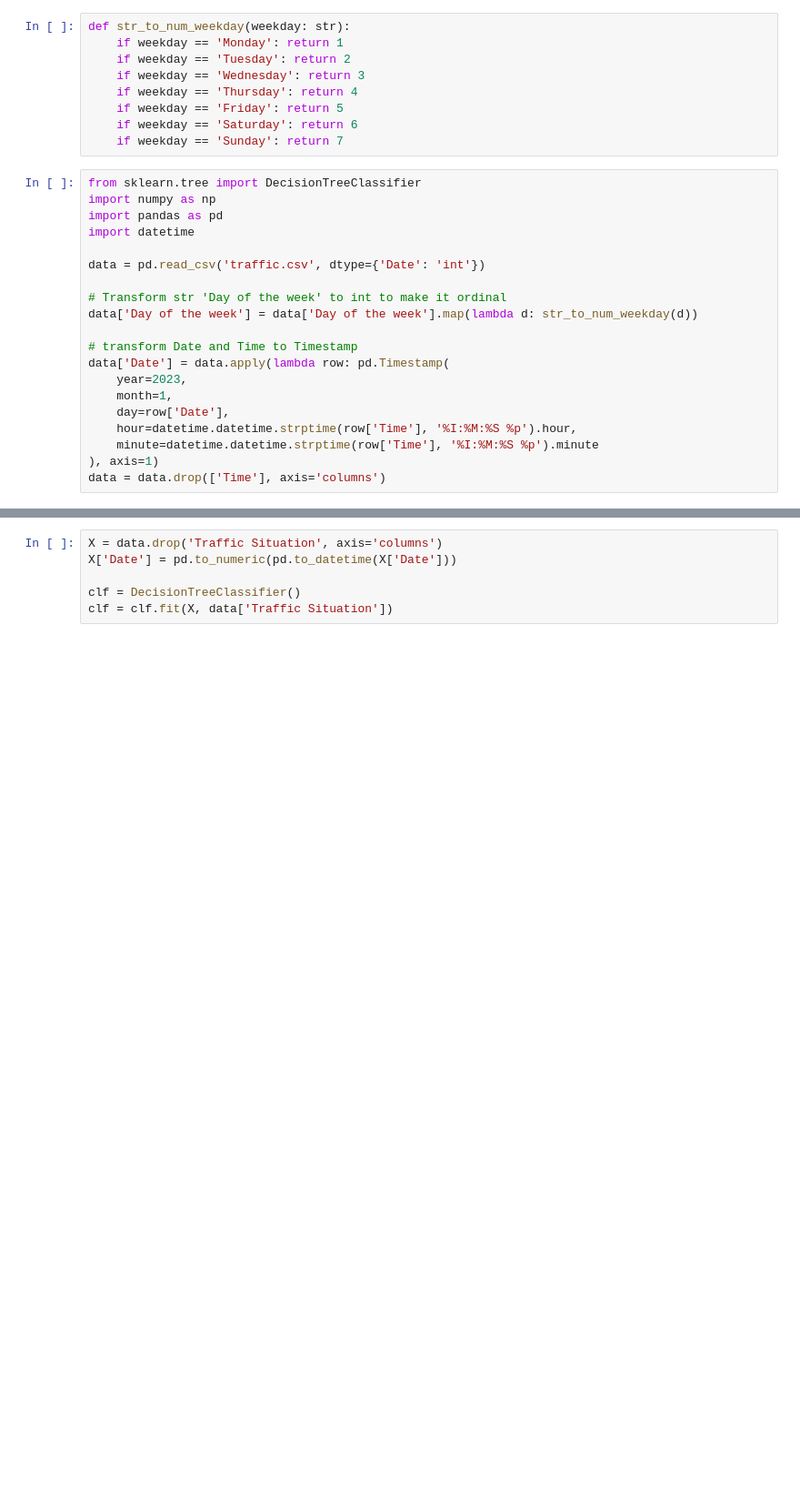
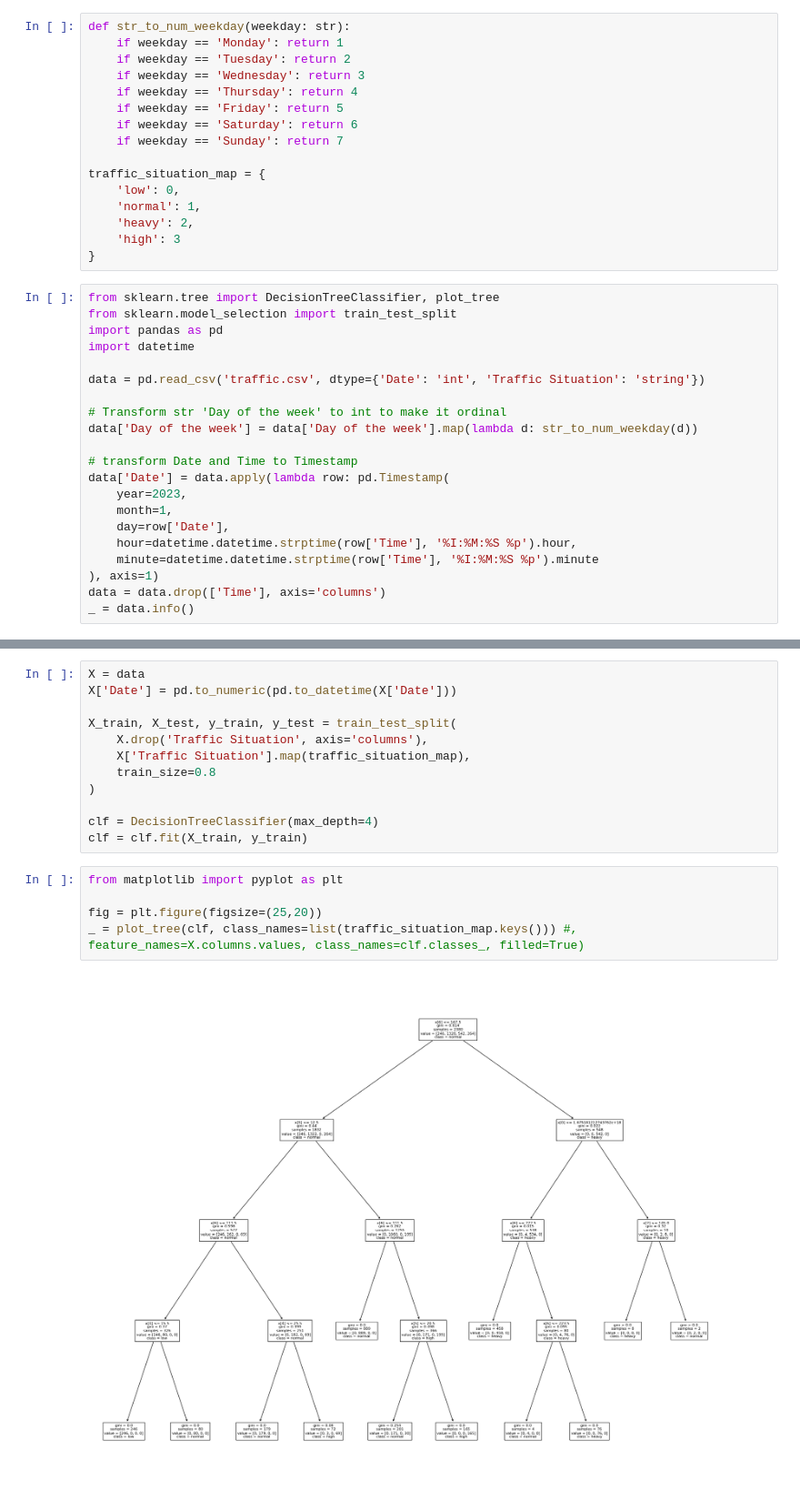
Before and after one commit to mark-boute/data-mining-2324, a Jupyter notebook: project.ipynb, the cells around one changed output, grey strips where cells are left out. Shown at 91% size. Cells and saved outputs as stored; diff of their text form; blank space fills up the shorter version.

```diff
--- a/project.ipynb
+++ b/project.ipynb
@@ -7,13 +7,20 @@ def str_to_num_weekday(weekday: str):
     if weekday == 'Friday': return 5
     if weekday == 'Saturday': return 6
     if weekday == 'Sunday': return 7
+
+traffic_situation_map = {
+    'low': 0,
+    'normal': 1,
+    'heavy': 2,
+    'high': 3
+}
 # %%
-from sklearn.tree import DecisionTreeClassifier
-import numpy as np
+from sklearn.tree import DecisionTreeClassifier, plot_tree
+from sklearn.model_selection import train_test_split
 import pandas as pd
 import datetime
 
-data = pd.read_csv('traffic.csv', dtype={'Date': 'int'})
+data = pd.read_csv('traffic.csv', dtype={'Date': 'int', 'Traffic Situation': 'string'})
 
 # Transform str 'Day of the week' to int to make it ordinal
 data['Day of the week'] = data['Day of the week'].map(lambda d: str_to_num_weekday(d))
@@ -27,3 +34,4 @@ data['Date'] = data.apply(lambda row: pd.Timestamp(
     minute=datetime.datetime.strptime(row['Time'], '%I:%M:%S %p').minute
 ), axis=1)
 data = data.drop(['Time'], axis='columns')
+_ = data.info()
@@ -46,6 +54,19 @@ data
 # %%
-X = data.drop('Traffic Situation', axis='columns')
+X = data
 X['Date'] = pd.to_numeric(pd.to_datetime(X['Date']))
 
-clf = DecisionTreeClassifier()
-clf = clf.fit(X, data['Traffic Situation'])
+X_train, X_test, y_train, y_test = train_test_split(
+    X.drop('Traffic Situation', axis='columns'),
+    X['Traffic Situation'].map(traffic_situation_map),
+    train_size=0.8
+)
+
+clf = DecisionTreeClassifier(max_depth=4)
+clf = clf.fit(X_train, y_train)
+# %%
+from matplotlib import pyplot as plt
+
+fig = plt.figure(figsize=(25,20))
+_ = plot_tree(clf, class_names=list(traffic_situation_map.keys())) #, feature_names=X.columns.values, class_names=clf.classes_, filled=True)
+# %% [output]
+[figure, added]
```
Also changed, not shown: parts of 3 cells of this notebook.
